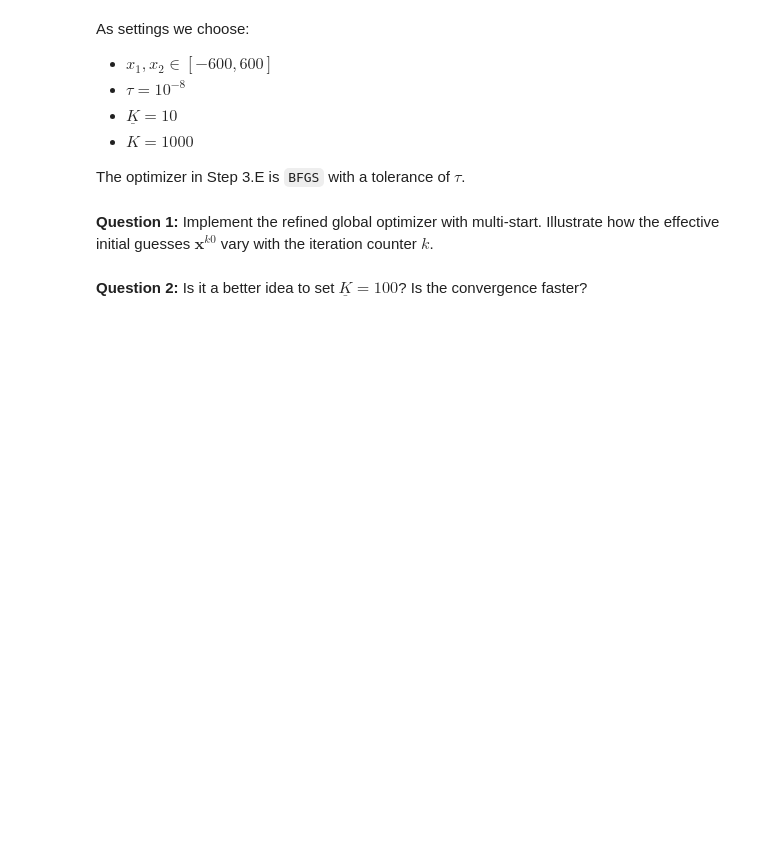
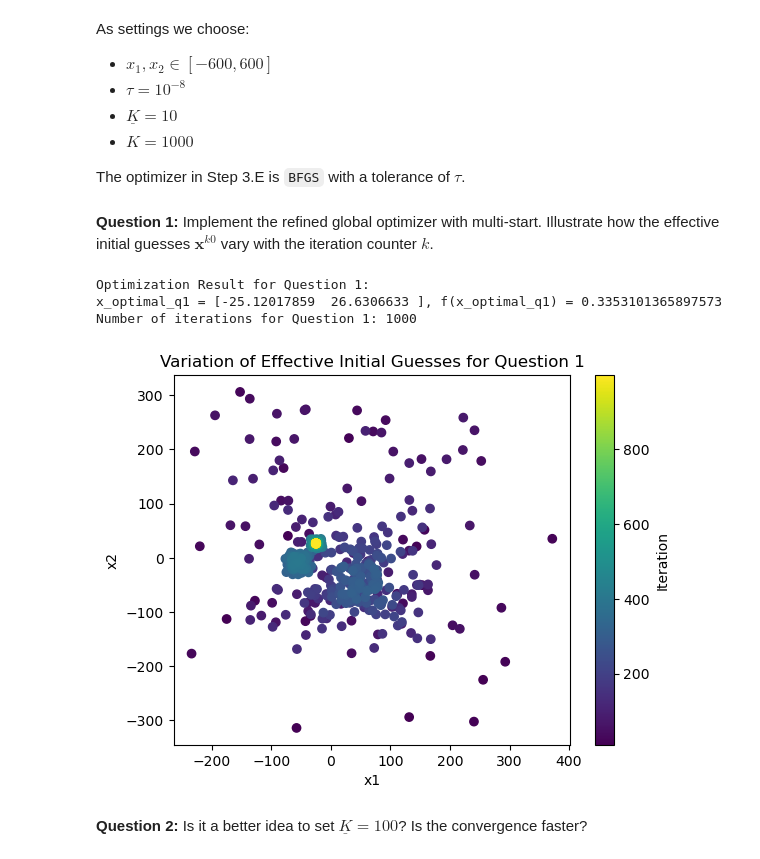
Before and after one commit to NumEconCopenhagen/projects-2023-kscd, a Jupyter notebook: Exam project/Exam-2023-notebook.ipynb, the cells around one changed output. Saved outputs shown, nothing was run; the diff lists cells and outputs as text; code cells hidden in the pictures; blank space fills up the shorter version.

```diff
--- a/Exam project/Exam-2023-notebook.ipynb
+++ b/Exam project/Exam-2023-notebook.ipynb
@@ -343,2 +611,62 @@ The optimizer in Step 3.E is `BFGS` with a tolerance of $\tau$.
+# %%
+def refined_global_optimizer(bounds, tolerance, K_warmup, K_max):
+    x_best = None
+    f_best = np.inf
+
+    x_effective_list = []
+
+    for k in range(K_max):
+        x = np.random.uniform(bounds[0], bounds[1], size=2)
+
+        if k >= K_warmup:
+            chi = 0.5 * 2 / (1 + np.exp((k - K_warmup) / 100))
+            x_effective = chi * x + (1 - chi) * x_best
+            x_effective_list.append(x_effective)
+
+        result = minimize(griewank, x, method='BFGS', tol=tolerance)
+        x_opt = result.x
+        f_opt = result.fun
+
+        if k == 0 or f_opt < f_best:
+            x_best = x_opt
+            f_best = f_opt
+
+        if f_best < tolerance:
+            break
+
+    return x_best, x_effective_list
+
+# Set the parameters for Question 1
+bounds_q1 = [-600, 600]
+tolerance_q1 = 1e-8
+K_warmup_q1 = 10
+K_max_q1 = 1000
+
+# Run the refined global optimizer for Question 1
+x_optimal_q1, x_effective_list_q1 = refined_global_optimizer(bounds_q1, tolerance_q1, K_warmup_q1, K_max_q1)
+
+# Print the final result for Question 1
+print("Optimization Result for Question 1:")
+print(f"x_optimal_q1 = {x_optimal_q1}, f(x_optimal_q1) = {griewank(x_optimal_q1)}")
+print("Number of iterations for Question 1:", K_max_q1)
+
+# Plot the variation of effective initial guesses for Question 1
+iterations_q1 = range(K_warmup_q1, K_max_q1)
+x_effective_array_q1 = np.array(x_effective_list_q1)
+x1_effective_q1 = x_effective_array_q1[:, 0]
+x2_effective_q1 = x_effective_array_q1[:, 1]
+
+plt.scatter(x1_effective_q1, x2_effective_q1, c=iterations_q1, cmap='viridis')
+plt.colorbar(label='Iteration')
+plt.xlabel('x1')
+plt.ylabel('x2')
+plt.title('Variation of Effective Initial Guesses for Question 1')
+
+plt.show()
+# %% [output]
+Optimization Result for Question 1:
+x_optimal_q1 = [-25.12017859  26.6306633 ], f(x_optimal_q1) = 0.3353101365897573
+Number of iterations for Question 1: 1000
+[figure, added]
 # %% [markdown]
 **Question 2:** Is it a better idea to set $\underline{K} = 100$? Is the convergence faster?
```
Also changed, not shown: parts of 33 cells of this notebook.
